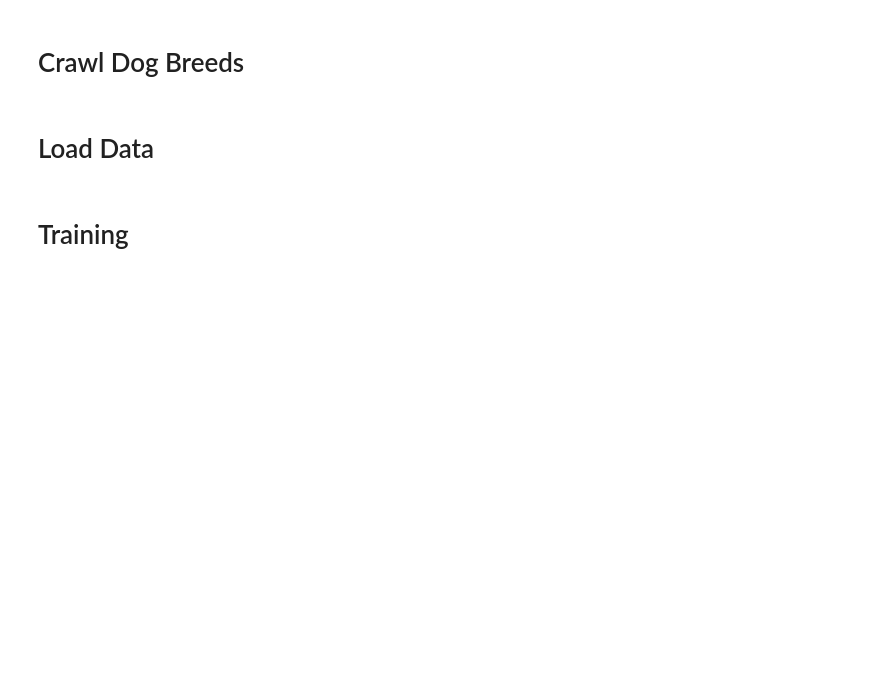
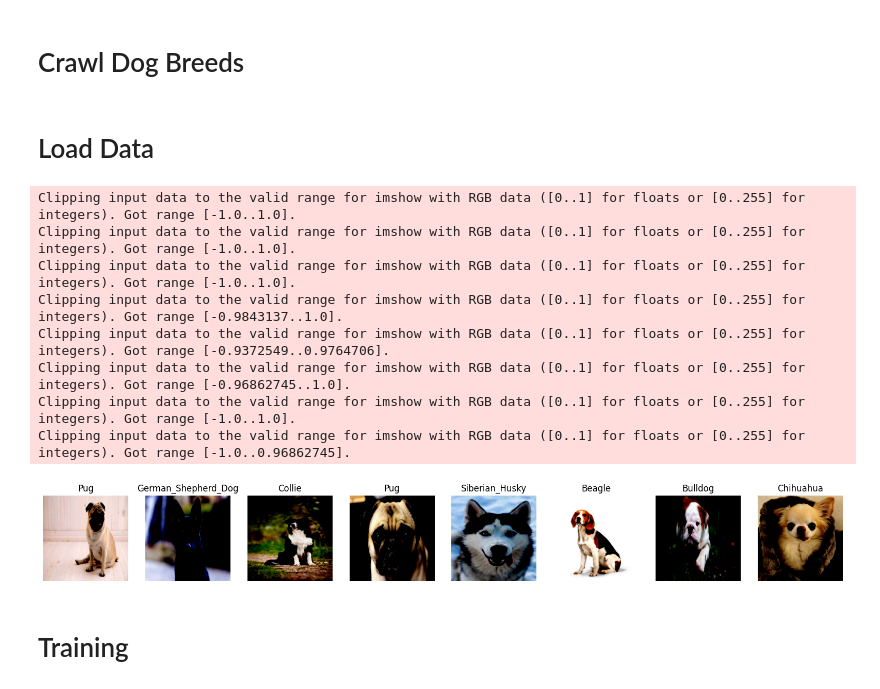
Before and after one commit to anhkhoa706/python-for-dl-homework, a Jupyter notebook: week09/tranferlearning.ipynb, the cells around one changed output. Cells and saved outputs as stored; diff of their text form; code cells hidden in the pictures; blank space fills up the shorter version.

```diff
--- a/week09/tranferlearning.ipynb
+++ b/week09/tranferlearning.ipynb
@@ -66,6 +66,31 @@ def load_data(data_dir, batch_size):
     train_loader = DataLoader(train_dataset, batch_size=batch_size, shuffle=True)
     val_loader = DataLoader(val_dataset, batch_size=batch_size, shuffle=False)
     return train_loader, val_loader, class_names
+# %%
+def visualize_data(train_loader, class_names):
+    """Visualize a batch of images from the training set."""
+    data_iter = iter(train_loader)
+    images, labels = next(data_iter)
+    fig, axes = plt.subplots(1, 8, figsize=(20, 5))
+    for i in range(8):
+        ax = axes[i]
+        ax.imshow(images[i].permute(1, 2, 0).numpy())
+        ax.set_title(class_names[labels[i]])
+        ax.axis('off')
+    plt.show()
+# %%
+train_loader, val_loader, class_names = load_data(DATA_DIR, BATCH_SIZE)
+visualize_data(train_loader, class_names)
+# %% [output]
+Clipping input data to the valid range for imshow with RGB data ([0..1] for floats or [0..255] for integers). Got range [-1.0..1.0].
+Clipping input data to the valid range for imshow with RGB data ([0..1] for floats or [0..255] for integers). Got range [-1.0..1.0].
+Clipping input data to the valid range for imshow with RGB data ([0..1] for floats or [0..255] for integers). Got range [-1.0..1.0].
+Clipping input data to the valid range for imshow with RGB data ([0..1] for floats or [0..255] for integers). Got range [-0.9843137..1.0].
+Clipping input data to the valid range for imshow with RGB data ([0..1] for floats or [0..255] for integers). Got range [-0.9372549..0.9764706].
+Clipping input data to the valid range for imshow with RGB data ([0..1] for floats or [0..255] for integers). Got range [-0.96862745..1.0].
+Clipping input data to the valid range for imshow with RGB data ([0..1] for floats or [0..255] for integers). Got range [-1.0..1.0].
+Clipping input data to the valid range for imshow with RGB data ([0..1] for floats or [0..255] for integers). Got range [-1.0..0.96862745].
+[figure, added]
 # %% [markdown]
 # Training
 # %%
```
Also changed, not shown: 1 other file.
